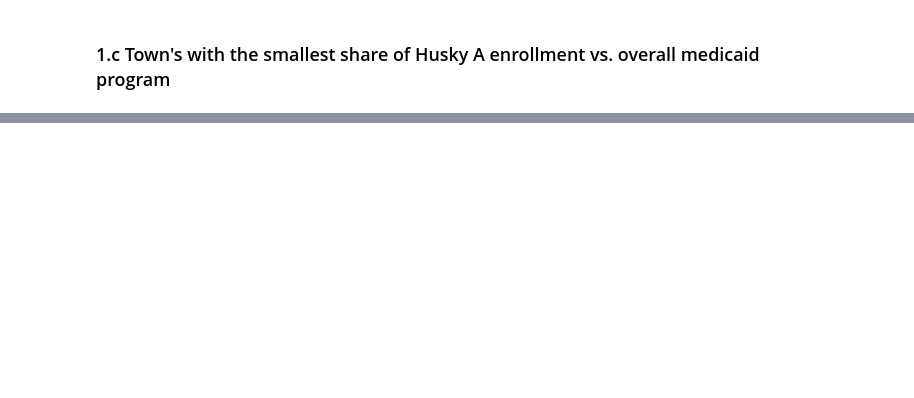
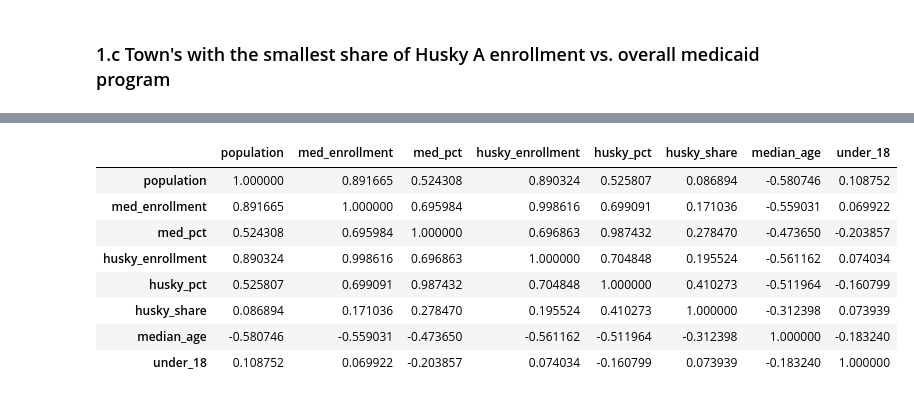
Before and after one commit to trendct/medicaid_enrollment_analysis, a Jupyter notebook: Husky enrollment by town.ipynb, the cells around one changed output, grey strips where cells are left out. Saved outputs shown, nothing was run; the diff lists cells and outputs as text; code cells hidden in the pictures; blank space fills up the shorter version.

```diff
--- a/Husky enrollment by town.ipynb
+++ b/Husky enrollment by town.ipynb
@@ -205,0 +211,35 @@ The lists with the highest medicaid enrollment and the highest husky A enrollmen
+# %%
+age = pd.read_csv("ACS_14_5YR_S0101_with_ann.csv",
+                 skiprows=1)
+age = age[~age["Geography"].str.contains("County subdivisions not defined")]
+
+age.dtypes
+
+import pprint
+total_cols = [col for col in age.columns if 'Total; Estimate' in col and 'AGE' in col]
+#pprint.pprint(total_cols)
+#age_totals = age[total_cols]
+#age_totals.dtypes
+
+age_medians = age[["Geography","Total; Estimate; SUMMARY INDICATORS - Median age (years)"]]
+
+age_groups = age[["Total; Estimate; AGE - Under 5 years",
+     "Total; Estimate; SELECTED AGE CATEGORIES - 5 to 14 years",
+     "Total; Estimate; SELECTED AGE CATEGORIES - 15 to 17 years"
+    ]]
+
+age_groups.loc[:,
+               "under_5"] = pd.to_numeric(age_groups["Total; Estimate; AGE - Under 5 years"])
+age_groups.loc[:,
+               "5_to_14"] = pd.to_numeric(age_groups["Total; Estimate; SELECTED AGE CATEGORIES - 5 to 14 years"])
+age_groups.loc[:,
+               "15_to_17"] = pd.to_numeric(age_groups["Total; Estimate; SELECTED AGE CATEGORIES - 15 to 17 years"])
+age_groups.loc[:,
+             "under_18"] = age_groups["under_5"] + age_groups["5_to_14"] + age_groups["15_to_17"]
+
+age_groups.loc[age["Geography"].notnull(),
+                "town"] = age["Geography"].apply(lambda x: x[0:x.find(" town, ")])
+
+age_under_18 = age_groups[["town", "under_18"]]
+
+age_under_18.head()
@@ -205,0 +275,15 @@ The lists with the highest medicaid enrollment and the highest husky A enrollmen
+# %%
+#combined = combined.merge(age_medians_clean,on="town")
+combined = combined.merge(age_under_18,on="town")
+# %%
+combined.corr()
+# %% [output]
+|  | population | med_enrollment | med_pct | husky_enrollment | husky_pct | husky_share | median_age | under_18 |
+| population | 1.000000 | 0.891665 | 0.524308 | 0.890324 | 0.525807 | 0.086894 | -0.580746 | 0.108752 |
+| med_enrollment | 0.891665 | 1.000000 | 0.695984 | 0.998616 | 0.699091 | 0.171036 | -0.559031 | 0.069922 |
+| med_pct | 0.524308 | 0.695984 | 1.000000 | 0.696863 | 0.987432 | 0.278470 | -0.473650 | -0.203857 |
+| husky_enrollment | 0.890324 | 0.998616 | 0.696863 | 1.000000 | 0.704848 | 0.195524 | -0.561162 | 0.074034 |
+| husky_pct | 0.525807 | 0.699091 | 0.987432 | 0.704848 | 1.000000 | 0.410273 | -0.511964 | -0.160799 |
+| husky_share | 0.086894 | 0.171036 | 0.278470 | 0.195524 | 0.410273 | 1.000000 | -0.312398 | 0.073939 |
+| median_age | -0.580746 | -0.559031 | -0.473650 | -0.561162 | -0.511964 | -0.312398 | 1.000000 | -0.183240 |
+| under_18 | 0.108752 | 0.069922 | -0.203857 | 0.074034 | -0.160799 | 0.073939 | -0.183240 | 1.000000 |
```
Also changed, not shown: parts of 15 cells of this notebook, 3 other files.
